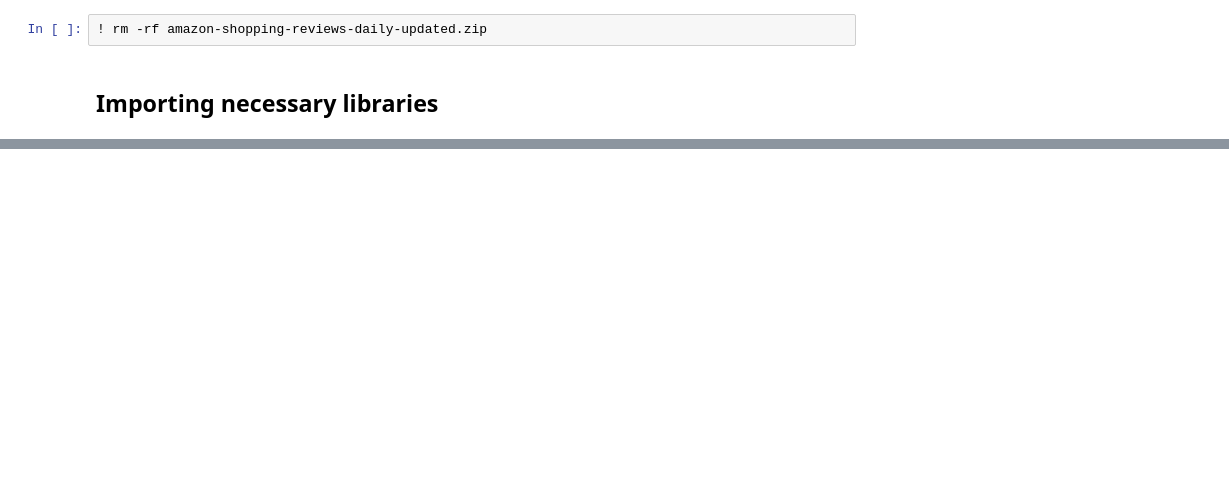
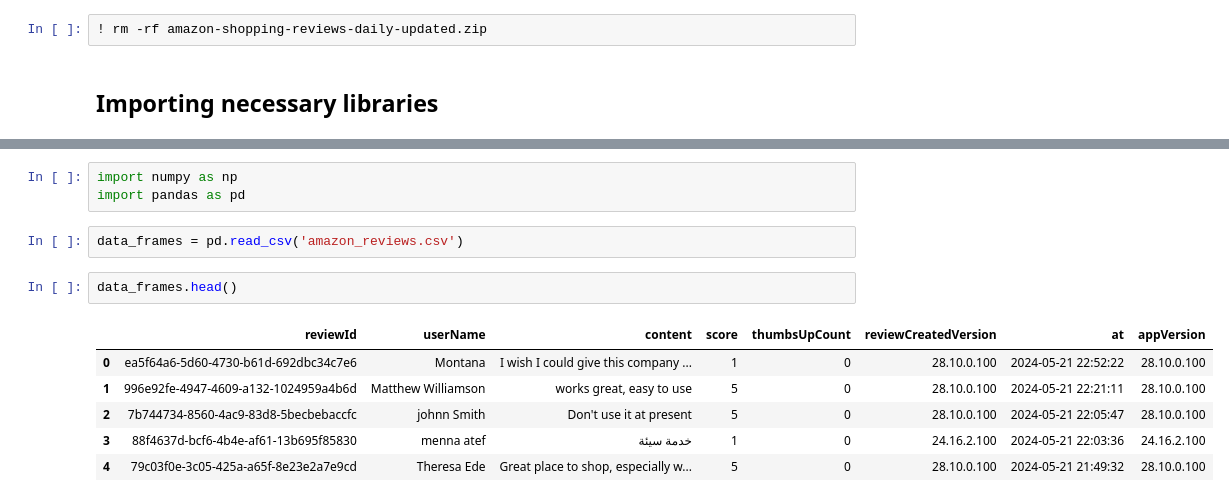
Before and after one commit to SakshiKhare7/Learning-Data-Analysis, a Jupyter notebook: [CODE]_Main.ipynb, the cells around one changed output, grey strips where cells are left out. Cells and saved outputs as stored; diff of their text form; blank space fills up the shorter version.

```diff
--- a/[CODE]_Main.ipynb
+++ b/[CODE]_Main.ipynb
@@ -27,0 +48,14 @@ files.upload()
+# %%
+import numpy as np
+import pandas as pd
+# %%
+data_frames = pd.read_csv('amazon_reviews.csv')
+# %%
+data_frames.head()
+# %% [output]
+|  | reviewId | userName | content | score | thumbsUpCount | reviewCreatedVersion | at | appVersion |
+| 0 | ea5f64a6-5d60-4730-b61d-692dbc34c7e6 | Montana | I wish I could give this company ... | 1 | 0 | 28.10.0.100 | 2024-05-21 22:52:22 | 28.10.0.100 |
+| 1 | 996e92fe-4947-4609-a132-1024959a4b6d | Matthew Williamson | works great, easy to use | 5 | 0 | 28.10.0.100 | 2024-05-21 22:21:11 | 28.10.0.100 |
+| 2 | 7b744734-8560-4ac9-83d8-5becbebaccfc | johnn Smith | Don't use it at present | 5 | 0 | 28.10.0.100 | 2024-05-21 22:05:47 | 28.10.0.100 |
+| 3 | 88f4637d-bcf6-4b4e-af61-13b695f85830 | menna atef | خدمة سيئة | 1 | 0 | 24.16.2.100 | 2024-05-21 22:03:36 | 24.16.2.100 |
+| 4 | 79c03f0e-3c05-425a-a65f-8e23e2a7e9cd | Theresa Ede | Great place to shop, especially w... | 5 | 0 | 28.10.0.100 | 2024-05-21 21:49:32 | 28.10.0.100 |
```
Also changed, not shown: parts of 8 cells of this notebook.
